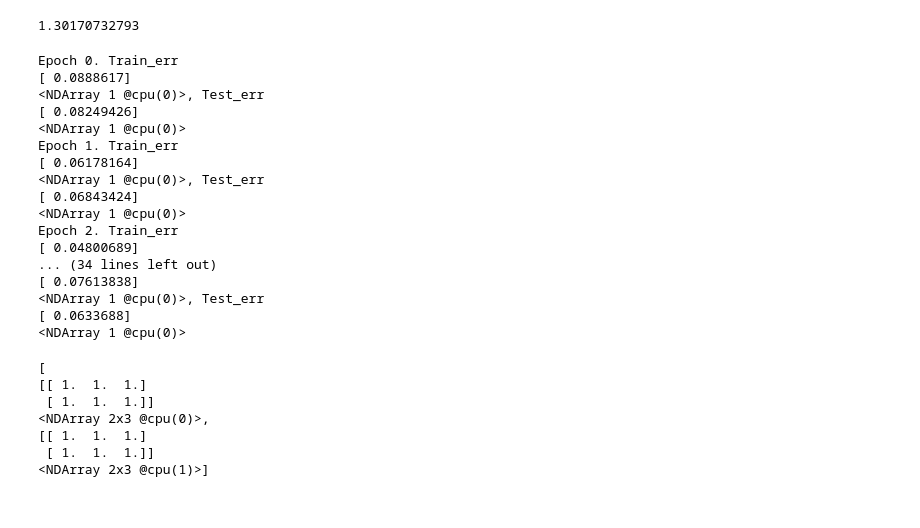
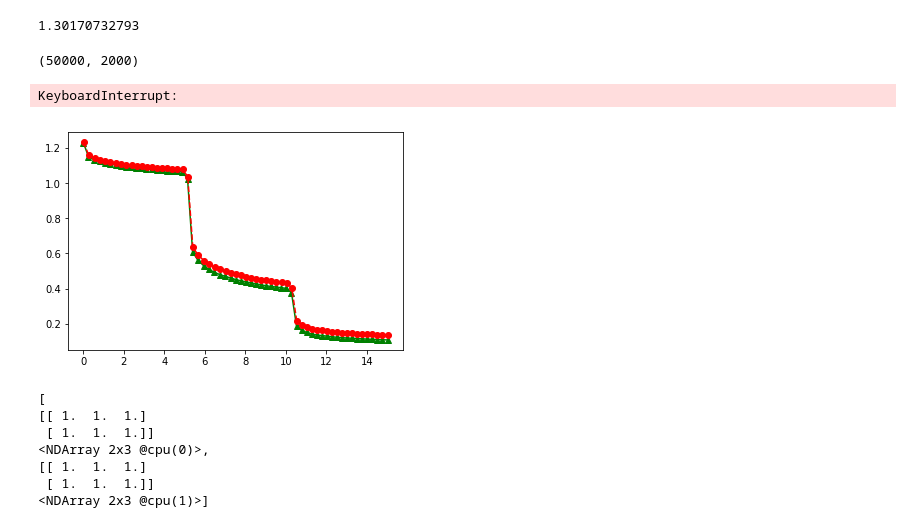
Before and after one commit to tmarino2/parOja, a Jupyter notebook: mxnetOja.ipynb, the cells around one changed output. Cells and saved outputs as stored; diff of their text form; code cells hidden in the pictures.

```diff
--- a/mxnetOja.ipynb
+++ b/mxnetOja.ipynb
@@ -145,32 +161,29 @@ def train(data, k, epochs, batch_size, learning_rate, te_accs, tr_accs):
         print("Epoch %s. Train_err %s, Test_err %s" % (e, train_accuracy, test_accuracy))
     return U
 # %%
-data = load_data('./data/xsmnist.mat', 8000, 0)
-epochs = 10
-batch_size = 10
+#data = load_data('./data/xsmnist.mat', 8000, 0)
+data = create_syn(50000, 2000, 1.1, 40000, 5000)
+print(data['train'].shape)
+epochs = 3
+batch_size = 5
 learning_rate = .05
 k = 1;
 te_accs = []
 tr_accs = []
 U = train(data, k, epochs, batch_size, learning_rate, te_accs, tr_accs)
 # %% [output]
-Epoch 0. Train_err
-[ 0.0888617]
-<NDArray 1 @cpu(0)>, Test_err
-[ 0.08249426]
-<NDArray 1 @cpu(0)>
-Epoch 1. Train_err
-[ 0.06178164]
-<NDArray 1 @cpu(0)>, Test_err
-[ 0.06843424]
-<NDArray 1 @cpu(0)>
-Epoch 2. Train_err
-[ 0.04800689]
-... (34 lines left out)
-[ 0.07613838]
-<NDArray 1 @cpu(0)>, Test_err
-[ 0.0633688]
-<NDArray 1 @cpu(0)>
+(50000, 2000)
+KeyboardInterrupt:
+# %%
+y_test = list(zip(*te_accs)[0])
+x_test = list(zip(*te_accs)[1])
+plt.plot(x_test,y_test, "-g^", label="test error")
+y_train = list(zip(*tr_accs)[0])
+x_train = list(zip(*tr_accs)[1])
+plt.plot(x_train,y_train, "--ro", label="train error")
+plt.show()
+# %% [output]
+[figure, added]
 # %%
 cpus = [mx.cpu(0),mx.cpu(1)]
 b = [mx.nd.ones((2,3),cpu) for cpu in cpus]
```
Also changed, not shown: parts of 5 cells of this notebook.
